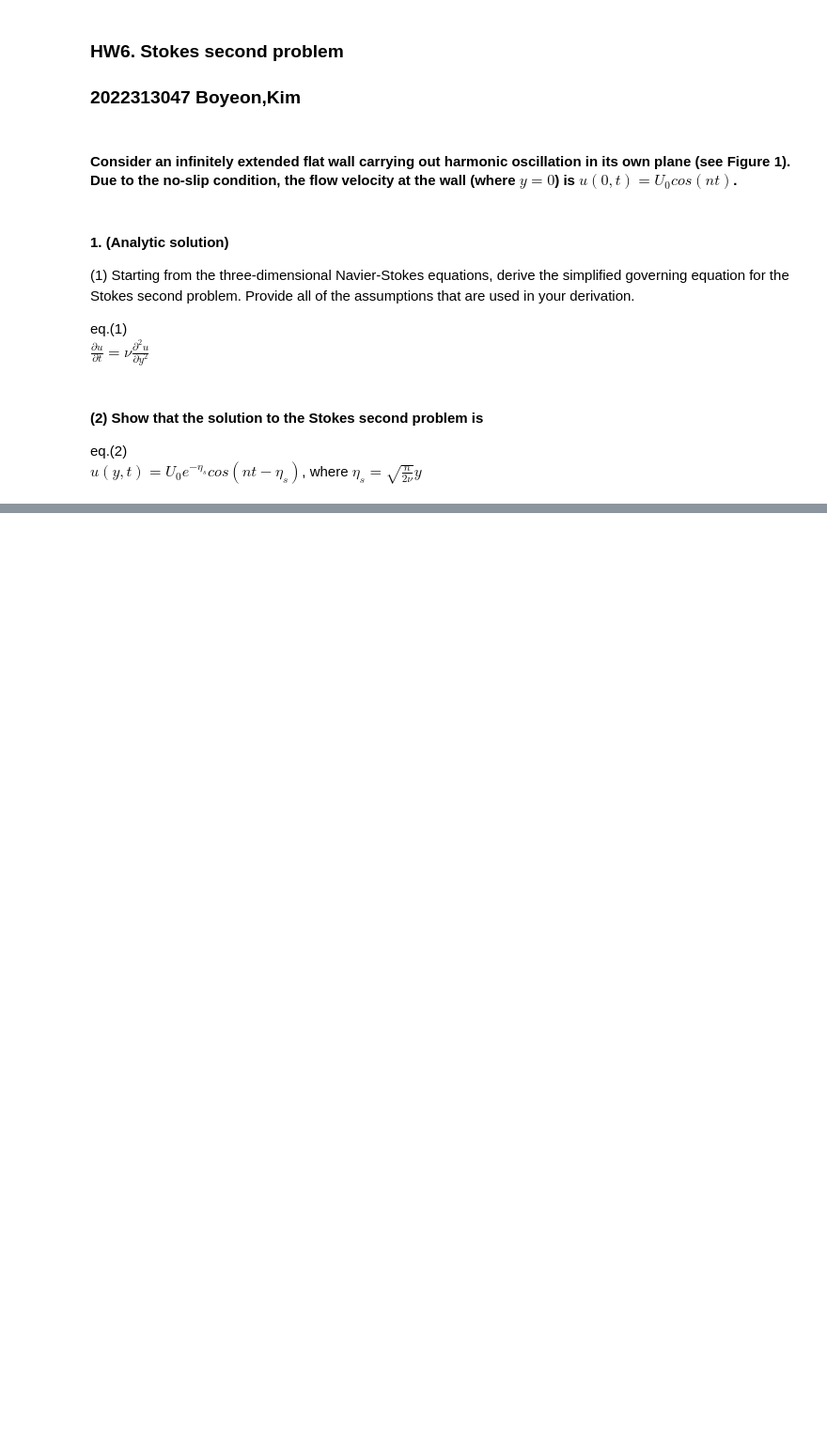
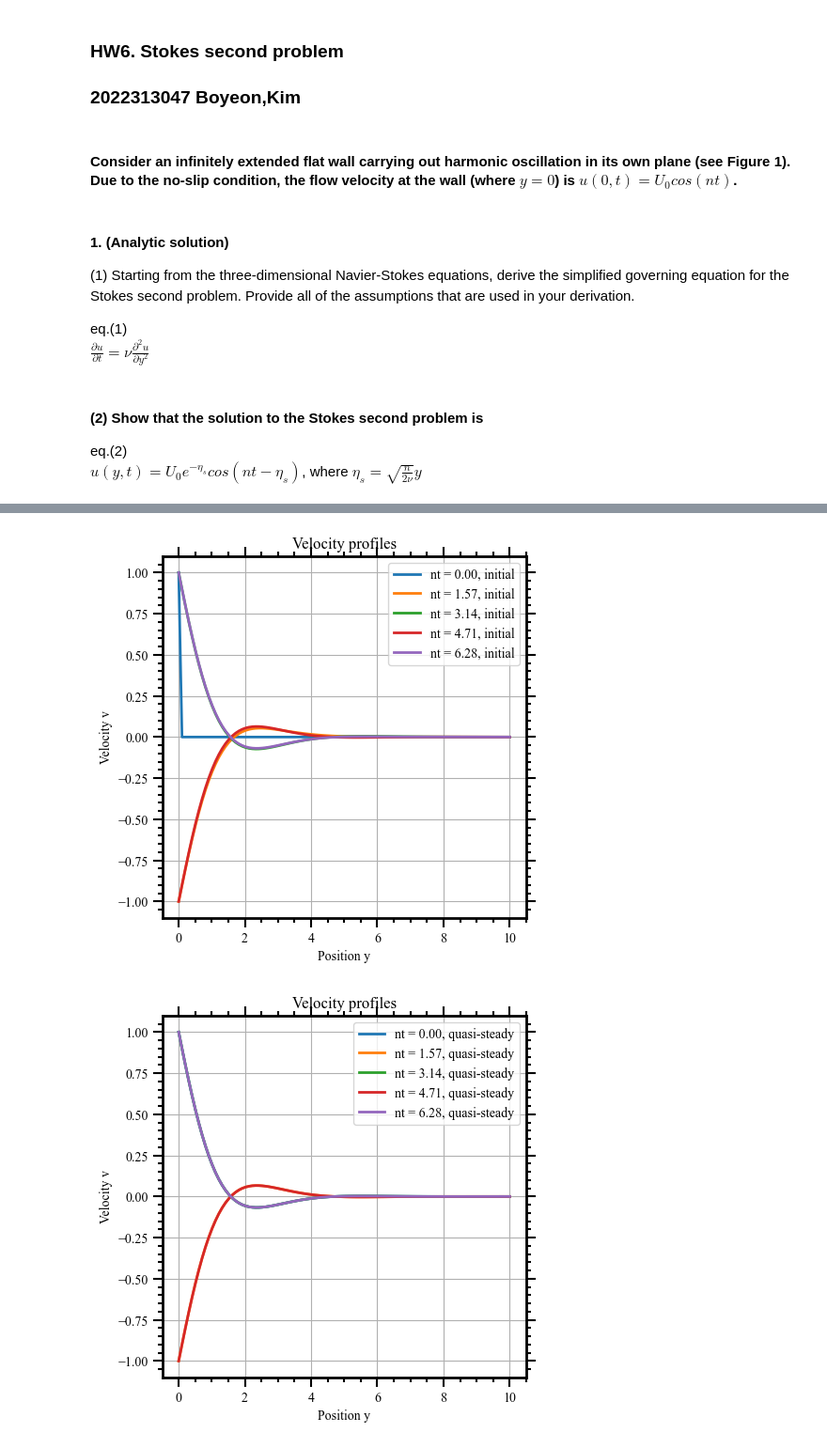
Before and after one commit to boyeon-kim/23-01-CSE5004, a Jupyter notebook: HW6/Python_HW6_boyeonK.ipynb, the cells around one changed output, grey strips where cells are left out. Shown: that part at 94% size. Drawn from its saved outputs; the diff is of its cells as text; code cells hidden in the pictures; blank space fills up the shorter version.

```diff
--- a/HW6/Python_HW6_boyeonK.ipynb
+++ b/HW6/Python_HW6_boyeonK.ipynb
@@ -89 +117,32 @@ for nt in nt_values:
+# %%
+# Plotting for initial
+for nt in nts:
+    # for dataframe
+    data2 = u[int(nt/dt), :]
+    df2 = pd.DataFrame(data2)
+    df2.to_csv(f'int{nt:.0f}.csv')
+    plt.plot(y, u[int(nt/dt), :], label=f'nt = {nt:.2f}, initial')
+plt.legend(loc = 'upper right')
+plt.xlabel('Position y')
+plt.ylabel('Velocity v')
+plt.title('Velocity profiles')
+plt.grid(True)
+plt.show()
+
+# Plotting for quasi-steady
+for nt in nts:
+    idx = int((nt+T) / dt)
+    plt.plot(y, u[idx, :], label=f'nt = {nt:.2f}, quasi-steady')
+    data1 = u[idx, :]
+    df1 = pd.DataFrame(data1)
+    df1.to_csv(f'qs{nt:.0f}.csv')
+plt.legend(loc = 'upper right')
+plt.xlabel('Position y')
+plt.ylabel('Velocity v')
+plt.title('Velocity profiles')
+plt.grid(True)
+plt.show()
+# %% [output]
+[figure, added]
+[figure, added]
 # %%
```
Also changed, not shown: parts of 10 cells of this notebook, 18 other files.
